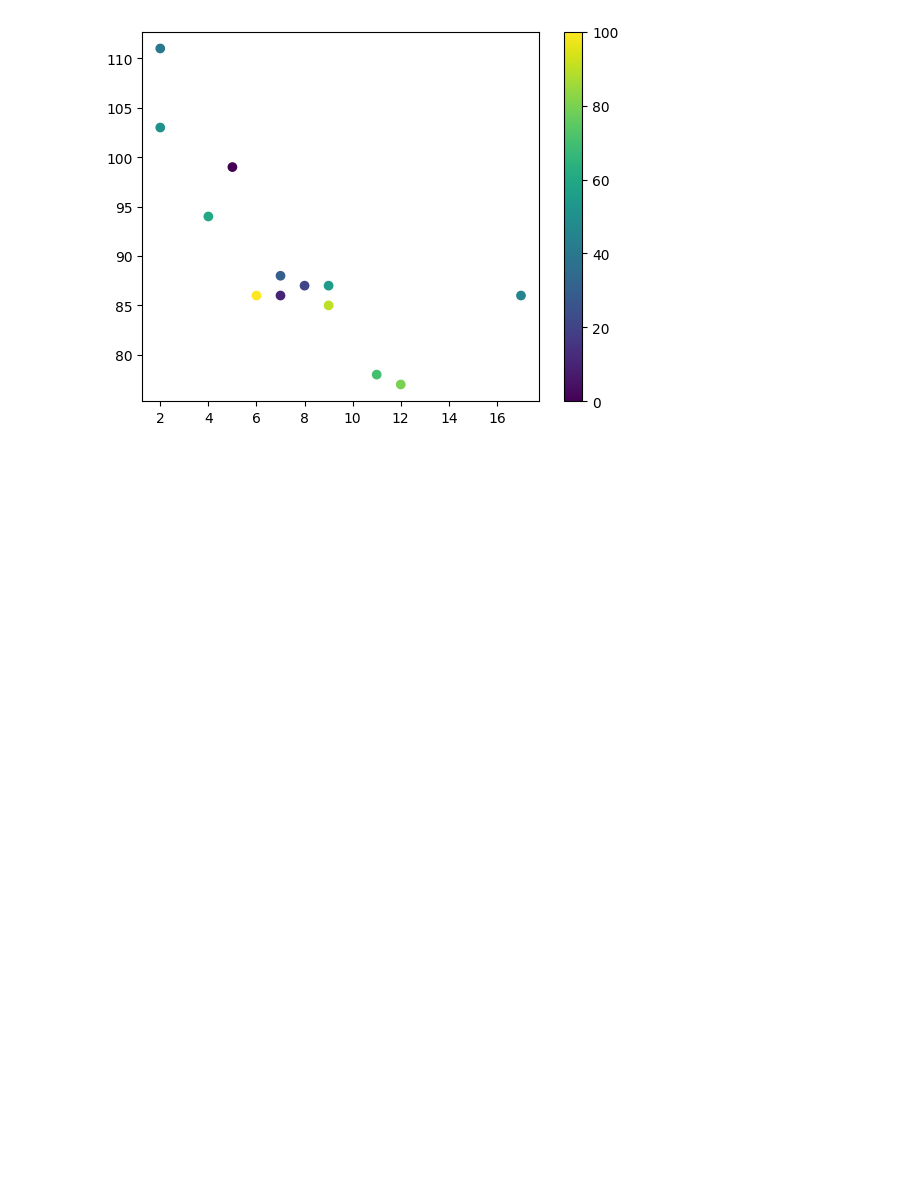
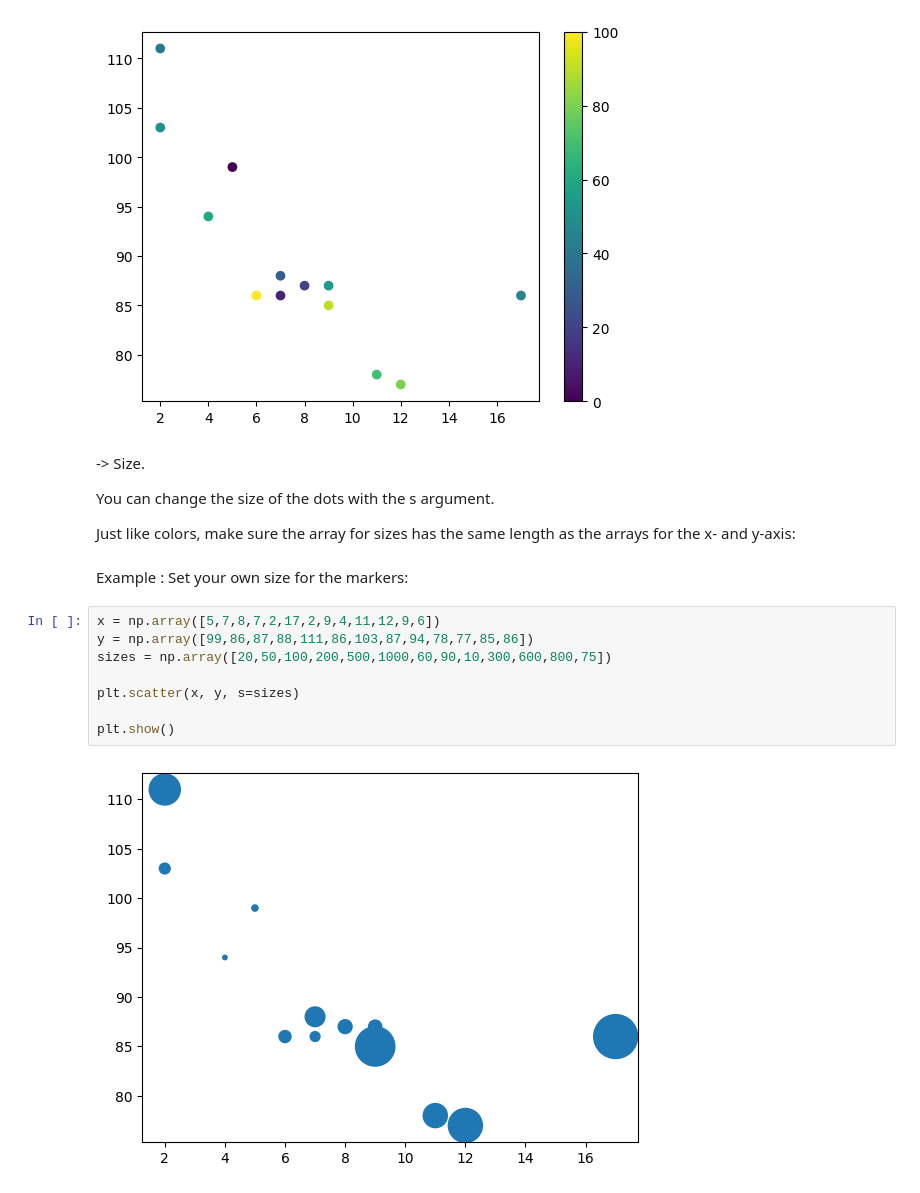
Before and after one commit to Rizwansaifi571/Matplotlib_Tutorial, a Jupyter notebook: Satter.ipynb, the cells around one changed output. Drawn from its saved outputs; the diff is of its cells as text; blank space fills up the shorter version.

```diff
--- a/Satter.ipynb
+++ b/Satter.ipynb
@@ -113,3 +113,22 @@ plt.colorbar()
 plt.show()
 # %% [output]
 [figure]
+# %% [markdown]
+-> Size.
+
+You can change the size of the dots with the s argument.
+
+Just like colors, make sure the array for sizes has the same length as the arrays for the x- and y-axis:
+# %% [markdown]
+Example :
+Set your own size for the markers:
+# %%
+x = np.array([5,7,8,7,2,17,2,9,4,11,12,9,6])
+y = np.array([99,86,87,88,111,86,103,87,94,78,77,85,86])
+sizes = np.array([20,50,100,200,500,1000,60,90,10,300,600,800,75])
+
+plt.scatter(x, y, s=sizes)
+
+plt.show()
+# %% [output]
+[figure, added]
```
